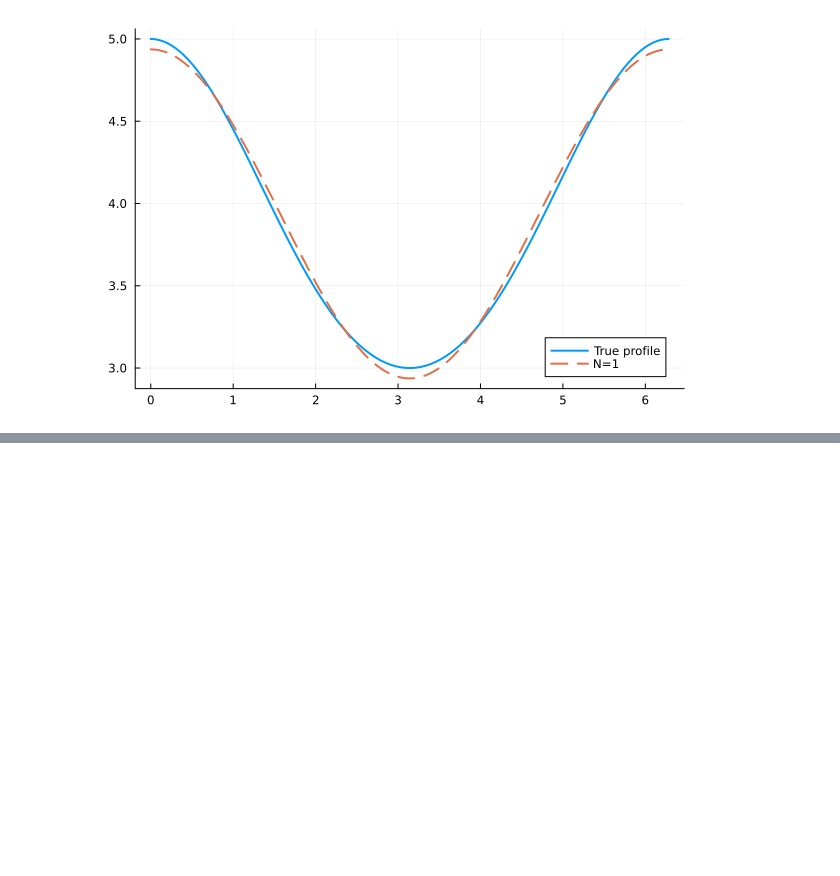
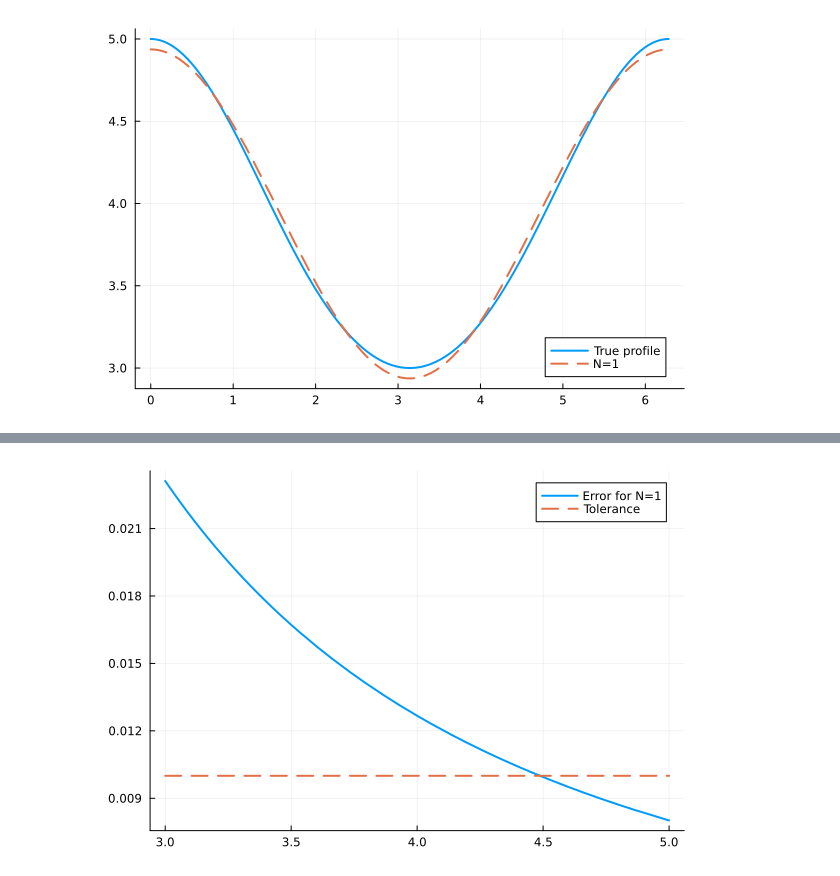
Before and after one commit to gu-meng451/2025examples, a Jupyter notebook: 03-18/hw5.5.ipynb, the cells around one changed output, grey strips where cells are left out. Drawn from its saved outputs; the diff is of its cells as text; code cells hidden in the pictures; blank space fills up the shorter version.

```diff
--- a/03-18/hw5.5.ipynb
+++ b/03-18/hw5.5.ipynb
@@ -49,0 +70,5 @@ plot!(t-> y(t,1), 0, T, lw=2, linestyle=:dash, label="N=1")
+# %%
+plot(err1, 3, 5, lw=2, label="Error for N=1")
+plot!([3, 5],[0.01, 0.01], lw=2, label="Tolerance", linestyle=:dash)
+# %% [output]
+[figure, added]
```
Also changed, not shown: parts of 7 cells of this notebook.
